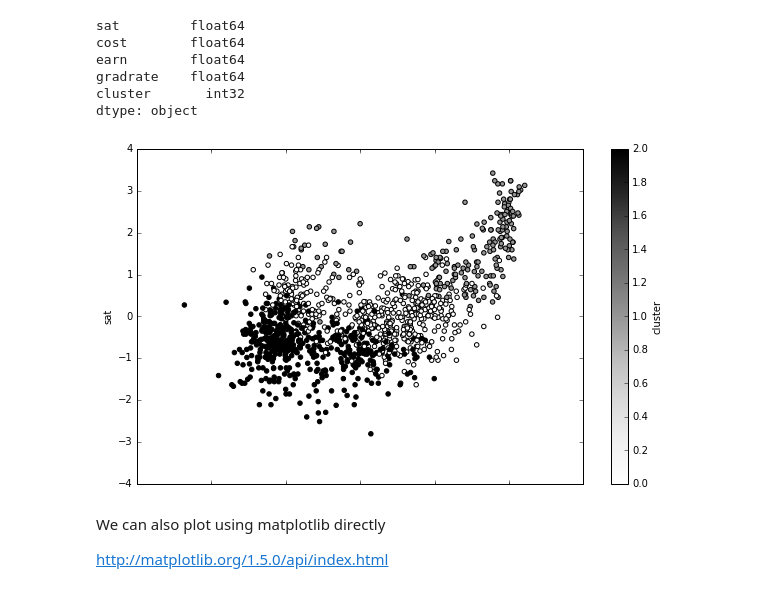
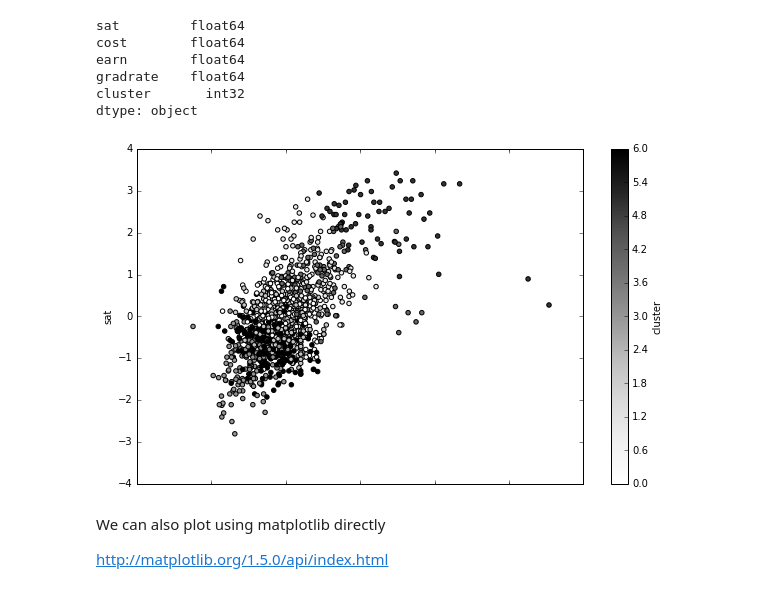
Before and after one commit to peterfig/intro2ml, a Jupyter notebook: college.ipynb, the cells around one changed output. Saved outputs shown, nothing was run; the diff lists cells and outputs as text; code cells hidden in the pictures.

```diff
--- a/college.ipynb
+++ b/college.ipynb
@@ -484,7 +719,8 @@ http://scikit-learn.org/stable/modules/generated/sklearn.preprocessing.scale.htm
 
 http://scikit-learn.org/stable/modules/clustering.html
 # %%
-dfc = df2011[['sat', 'AvgYrCostAcademic', 'earn10', 'completionRate']].dropna()
+col_list = ['sat', 'AvgYrCostAcademic', 'earn10', 'completionRate']
+dfc = df2011[col_list].dropna()
 # %%
 dfc.describe()
 # %% [output]
@@ -597,5 +861,5 @@ pandas.DataFrame(skpp.scale(dfc)).rename(columns={0:'sat', 1:'cost', 2:'earn', 3
 # %%
-dfscale = pandas.DataFrame(skpp.scale(dfc)).rename(columns={0:'sat', 1:'cost', 2:'earn', 3:'gradrate'})
+dfscale = pandas.DataFrame(scale(dfc)).rename(columns={0:'sat', 1:'cost', 2:'earn', 3:'gradrate'})
 dfscale.describe()
 # %% [output]
 |  | sat | cost | earn | gradrate |
@@ -642,0 +906,4 @@ KMeans(copy_x=True, init='k-means++', max_iter=300, n_clusters=3, n_init=10,
+# %%
+
+km = KMeans(n_clusters=7)
+km.fit(dfscale)
@@ -648,0 +920,2 @@ array([2, 2, 0, ..., 2, 0, 2])
+# %%
+clusters = km.fit_predict(dfscale)
@@ -694,9 +984,9 @@ gradrate    float64
 cluster       int32
 dtype: object
 # %%
-dfscale.plot.scatter(x='cost', y='sat', c='cluster');
+dfscale.plot.scatter(x='earn', y='sat', c='cluster');
 # %% [output]
-[figure, old version]
+[figure, new version]
 # %% [markdown]
 We can also plot using matplotlib directly
 
```
Also changed, not shown: parts of 85 cells of this notebook, 7 other files.
